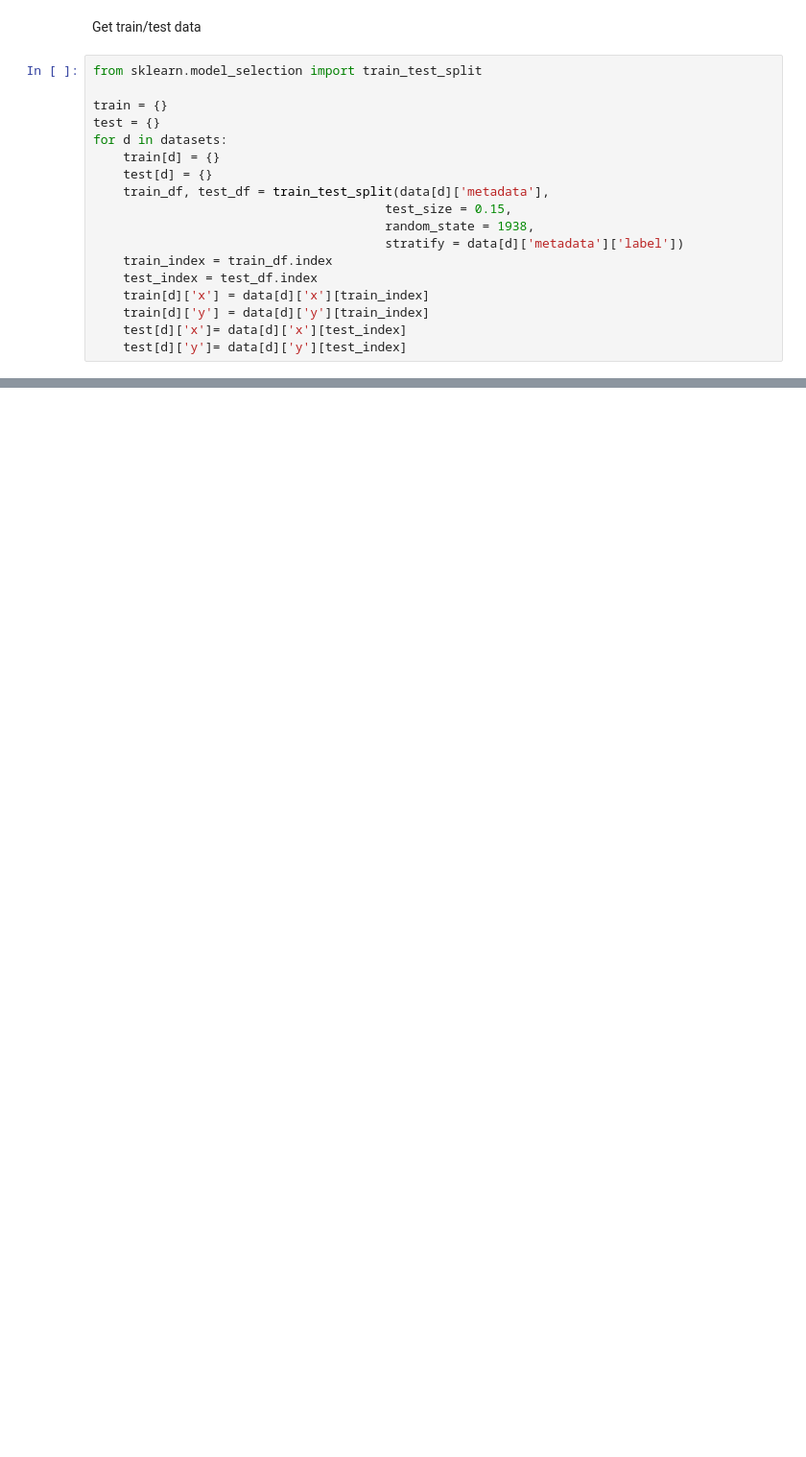
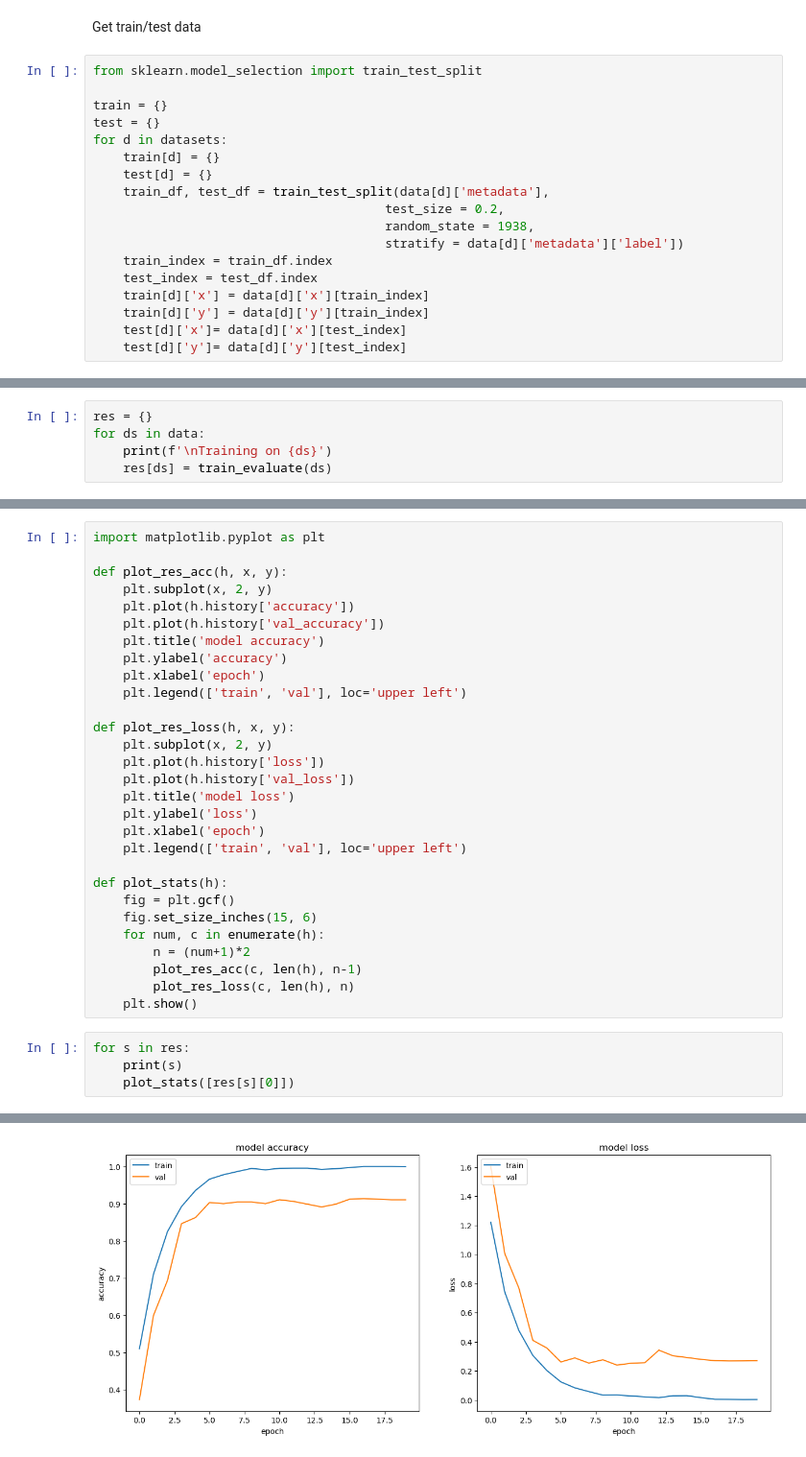
Before and after one commit to LIMUNIMI/thesis_adversarial_ml_audio, a Jupyter notebook: hyperparameter_optimization.ipynb, the cells around one changed output, grey strips where cells are left out. Shown at 96% size. Cells and saved outputs as stored; diff of their text form; blank space fills up the shorter version.

```diff
--- a/hyperparameter_optimization.ipynb
+++ b/hyperparameter_optimization.ipynb
@@ -154,7 +35,7 @@ for d in datasets:
     train[d] = {}
     test[d] = {}
     train_df, test_df = train_test_split(data[d]['metadata'],
-                                       test_size = 0.15,
+                                       test_size = 0.2,
                                        random_state = 1938,
                                        stratify = data[d]['metadata']['label'])
     train_index = train_df.index
@@ -218,0 +247,5 @@ Default search space size: 0
+# %%
+res = {}
+for ds in data:
+    print(f'\nTraining on {ds}')
+    res[ds] = train_evaluate(ds)
@@ -218,0 +280,34 @@ Default search space size: 0
+# %%
+import matplotlib.pyplot as plt
+
+def plot_res_acc(h, x, y):
+    plt.subplot(x, 2, y)
+    plt.plot(h.history['accuracy'])
+    plt.plot(h.history['val_accuracy'])
+    plt.title('model accuracy')
+    plt.ylabel('accuracy')
+    plt.xlabel('epoch')
+    plt.legend(['train', 'val'], loc='upper left')
+
+def plot_res_loss(h, x, y):
+    plt.subplot(x, 2, y)
+    plt.plot(h.history['loss'])
+    plt.plot(h.history['val_loss'])
+    plt.title('model loss')
+    plt.ylabel('loss')
+    plt.xlabel('epoch')
+    plt.legend(['train', 'val'], loc='upper left')
+
+def plot_stats(h):
+    fig = plt.gcf()
+    fig.set_size_inches(15, 6)
+    for num, c in enumerate(h):
+        n = (num+1)*2
+        plot_res_acc(c, len(h), n-1)
+        plot_res_loss(c, len(h), n)
+    plt.show()
+# %%
+for s in res:
+    print(s)
+    plot_stats([res[s][0]])
+# %% [output]
@@ -218,0 +315 @@ Default search space size: 0
+[figure, added]
```
Also changed, not shown: parts of 54 cells of this notebook.
